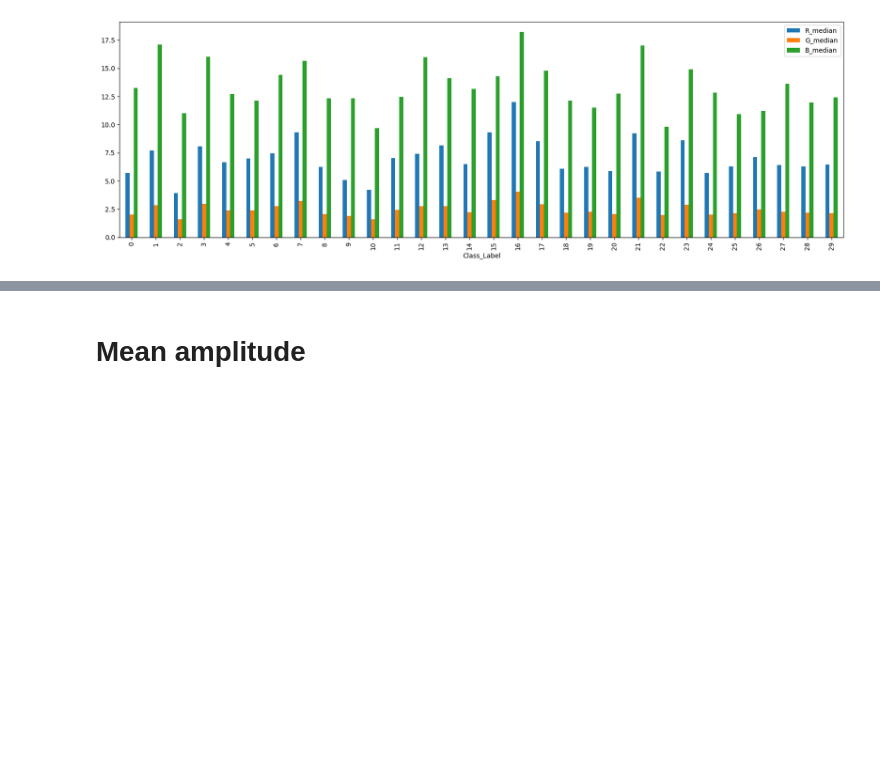
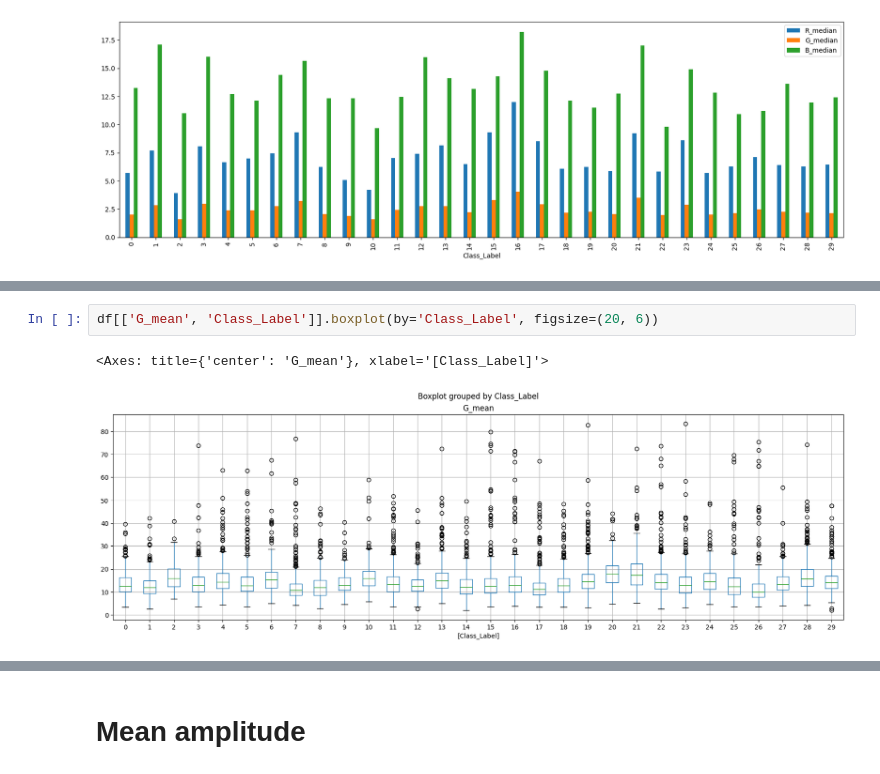
Before and after one commit to pavonism/intro-to-ml, a Jupyter notebook: scripts/ResultsAnalysis.ipynb, the cells around one changed output, grey strips where cells are left out. Saved outputs shown, nothing was run; the diff lists cells and outputs as text; blank space fills up the shorter version.

```diff
--- a/scripts/ResultsAnalysis.ipynb
+++ b/scripts/ResultsAnalysis.ipynb
@@ -163,0 +171,5 @@ df.groupby("Class_Label").mean()[['R_median', 'G_median', 'B_median']].plot(kind
+# %%
+df[['G_mean', 'Class_Label']].boxplot(by='Class_Label', figsize=(20, 6))
+# %% [output]
+<Axes: title={'center': 'G_mean'}, xlabel='[Class_Label]'>
+[figure, added]
```
Also changed, not shown: parts of 3 cells of this notebook, 3 other files.
